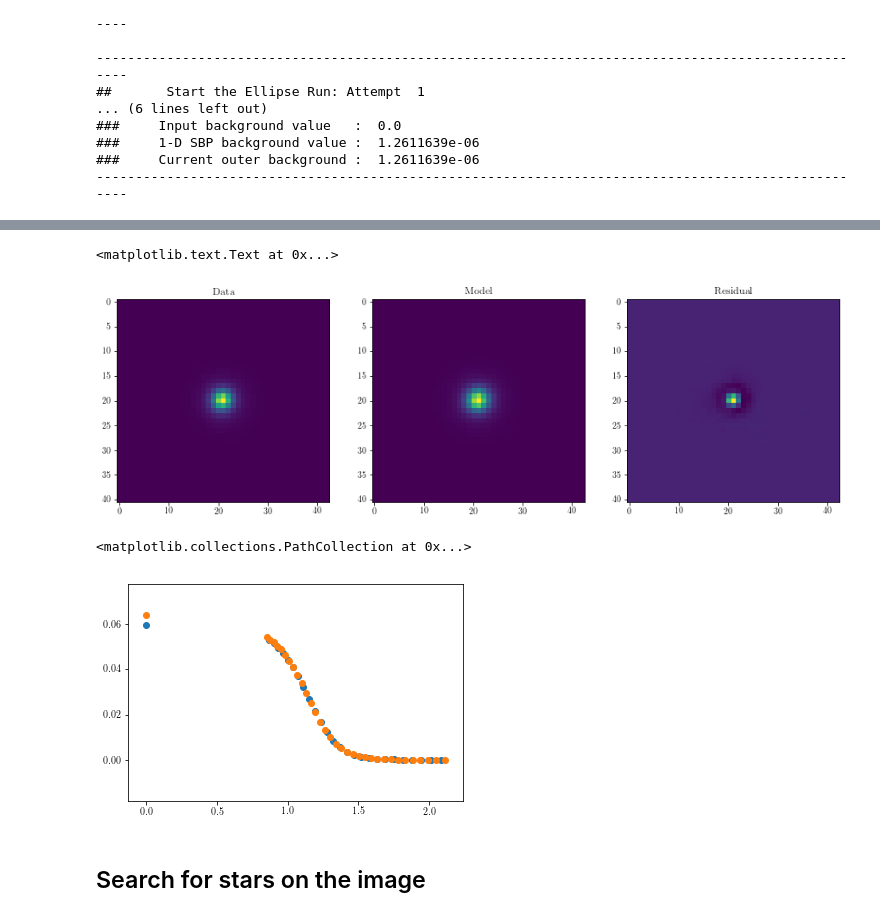
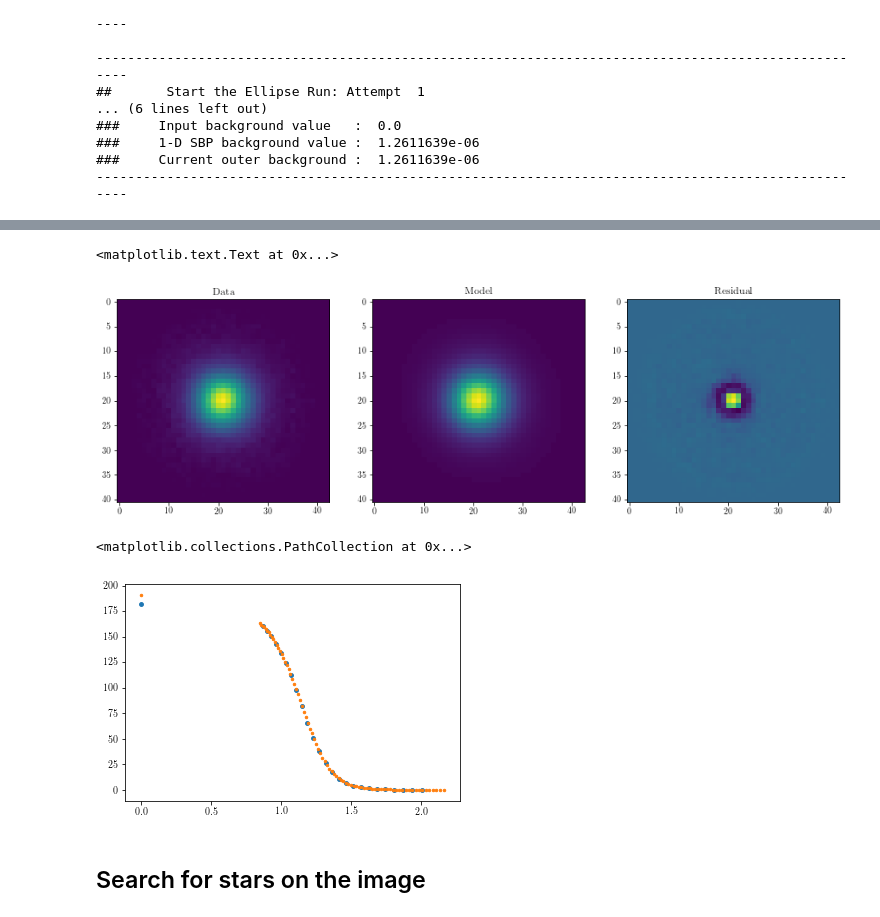
Before and after one commit to dr-guangtou/kungpao, a Jupyter notebook: demo/kungpao_footprint_noise_replace.ipynb, the cells around one changed output, grey strips where cells are left out. Saved outputs shown, nothing was run; the diff lists cells and outputs as text; code cells hidden in the pictures.

```diff
--- a/demo/kungpao_footprint_noise_replace.ipynb
+++ b/demo/kungpao_footprint_noise_replace.ipynb
@@ -240,6 +244,13 @@ gal_wcs = wcs.WCS(gal_hdr)
 gal_bad = fits.open('redadd_529_HSC-I_full_bad.fits')[0].data
 gal_sig = fits.open('redadd_529_HSC-I_full_sig.fits')[0].data
 gal_psf = fits.open('redadd_529_HSC-I_full_psf.fits')[0].data
+
+# The pixel values on PSF images are often too low, need to scale to a
+# larger value
+psf_flux_scale = 3000.0
+exposure_secs = (20.0 * 60.0)
+gal_psf *= psf_flux_scale
+gal_img_expcor = gal_img * exposure_secs
 
 gal_img_swap = gal_img.byteswap().newbyteorder()
 gal_sig_swap = gal_sig.byteswap().newbyteorder()
@@ -296,9 +307,9 @@ psf_fig = display_single(gal_psf, xsize=4, ysize=4, ax=None,
 # %%
-aa, bb = galSBP.galSBP('redadd_529_HSC-I_full_psf.fits',
-                       galX=20.5, galY=21.5, galQ=0.95, galPA=0.0,
-                       maxSma=22, iniSma=4.0, stage=1, intMode='bi-linear',
-                       isophote=x_isophote, xttools=x_ttools, ellipStep=0.05,
-                       savePng=False)
+psf_isos_iraf, psf_bin_iraf = galSBP.galSBP('redadd_529_HSC-I_full_psf.fits',
+                                            galX=20.5, galY=21.5, galQ=0.95, galPA=0.0,
+                                            maxSma=22, iniSma=4.0, stage=1, intMode='bi-linear',
+                                            isophote=x_isophote, xttools=x_ttools, ellipStep=0.05,
+                                            savePng=False)
 # %% [output]
 ----------------------------------------------------------------------------------------------------
 ###      galX, galY :  20.5 21.5
@@ -346,11 +357,12 @@ ax3.set_title(r"$\mathrm{Residual}$")
 # %%
 psf_geometry = Geometry(x_cen_psf, y_cen_psf,
-                        3.0, 0.02, (90.0 * np.pi / 180.0))
+                        3.0, 0.01, (90.0 * np.pi / 180.0))
 psf_ellip = Ellipse(gal_psf, geometry=psf_geometry, verbose=False)
 
-psf_isos = psf_ellip.fit_image(sma0=3.0, minsma=0.0, maxsma=(x_cen_psf * 1.01),
-                               step=0.2, sclip=2.0, nclip=1, integrmode='bi-linear',
-                               fixgeom=False, verbose=True)
+psf_isos = psf_ellip.fit_image(sma0=4.0, minsma=0.0, maxsma=(x_cen_psf * 0.9),
+                               step=0.15, sclip=2.0, nclip=0, integrmode='bi-linear',
+                               conver=0.02, maxit=50, fflag=0.6, maxgerr=0.5,
+                               verbose=True)
 
 psf_model = build_model(gal_psf, psf_isos, high_harmonics=False)
 # %% [output]
@@ -376,13 +396,13 @@ ax3.imshow(np.arcsinh(gal_psf - psf_model))
 ax3.set_title(r"$\mathrm{Residual}$")
 # %% [output]
 <matplotlib.text.Text at 0x...>
-[figure, old version]
+[figure, new version]
 # %%
-plt.scatter(psf_isos.sma ** 0.25, psf_isos.intens)
-plt.scatter(aa['sma'] ** 0.25, aa['intens'])
+plt.scatter(psf_isos.sma ** 0.25, psf_isos.intens, s=15)
+plt.scatter(psf_isos_iraf['sma'] ** 0.25, psf_isos_iraf['intens'] * psf_flux_scale, s=6)
 # %% [output]
 <matplotlib.collections.PathCollection at 0x...>
-[figure, old version]
+[figure, new version]
 # %% [markdown]
 ## Search for stars on the image
 # %%
```
Also changed, not shown: parts of 5 cells of this notebook, 5 other files.
